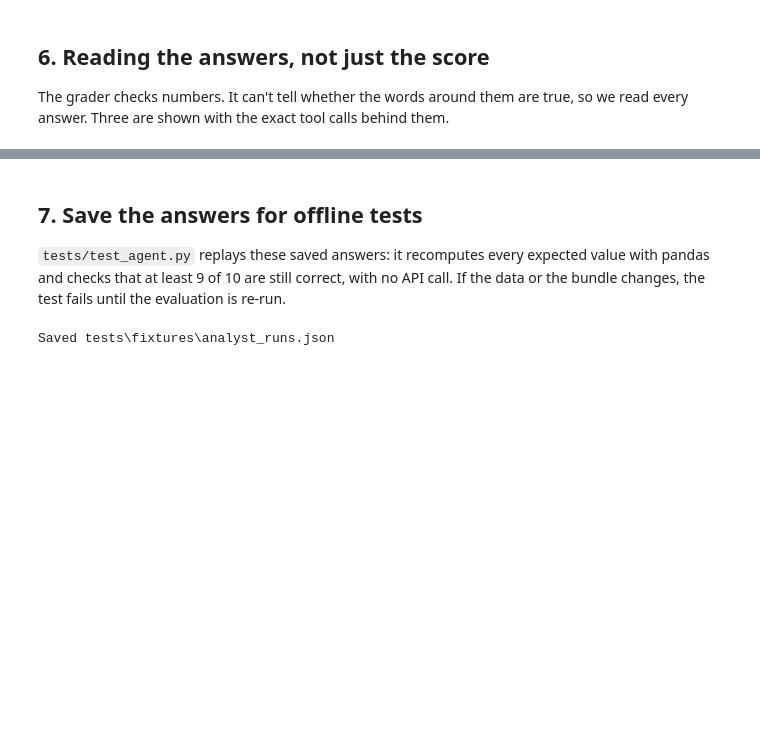
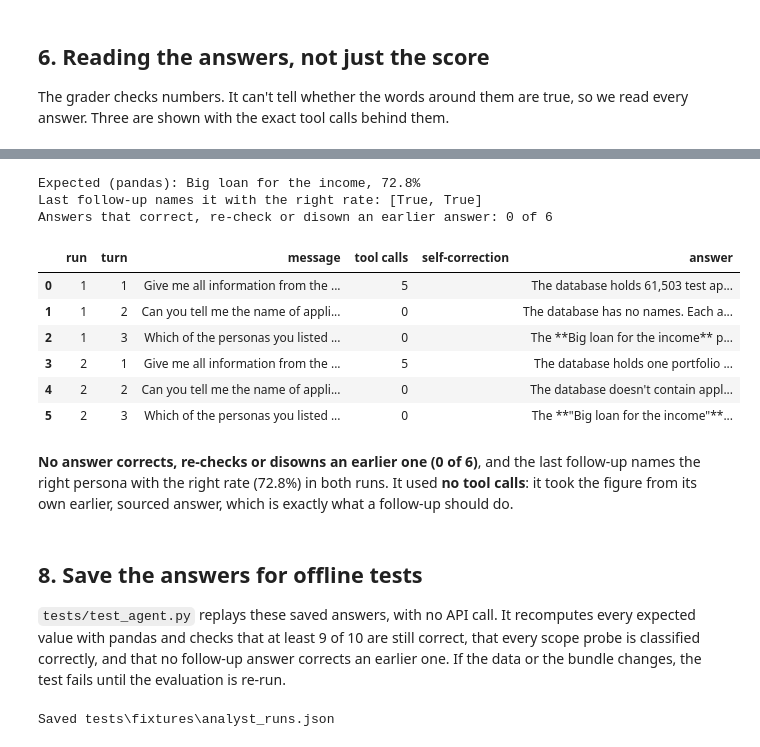
Before and after one commit to Funkchini/secondlook, a Jupyter notebook: notebooks/10_ai_analyst.ipynb, the cells around one changed output, grey strips where cells are left out. Drawn from its saved outputs; the diff is of its cells as text; code cells hidden in the pictures; blank space fills up the shorter version.

```diff
--- a/notebooks/10_ai_analyst.ipynb
+++ b/notebooks/10_ai_analyst.ipynb
@@ -243,7 +304,37 @@ In v3, every answer leads with the number, gives the counts behind it, says what
+# %%
+exp = followup_expected()
+rows = []
+for run in range(1, RUNS + 1):
+    history = []
+    for turn, msg in enumerate(FOLLOWUP_CONVERSATION, 1):
+        r = cached(f"{A.AGENT_VERSION}|followup|{run}|{turn}", lambda: A.run_agent(msg, client, toolbox, history=list(history)))
+        history += [{"role": "user", "content": msg}, {"role": "assistant", "content": A.history_message(r["answer"], r["steps"])}]
+        hit = SELF_CORRECTION.search(r["answer"])
+        rows.append({"run": run, "turn": turn, "message": msg, "tool calls": len(r["steps"]),
+                     "self-correction": hit.group(0) if hit else "", "answer": " ".join(r["answer"][:220].split())})
+fu = pd.DataFrame(rows)
+last = [cache[f"{A.AGENT_VERSION}|followup|{run}|{len(FOLLOWUP_CONVERSATION)}"]["answer"] for run in range(1, RUNS + 1)]
+print(f"Expected (pandas): {exp['persona']}, {exp['rate']}%")
+print("Last follow-up names it with the right rate:", [exp["persona"].lower() in a.lower() and str(exp["rate"]) in a for a in last])
+print("Answers that correct, re-check or disown an earlier answer:", int((fu["self-correction"] != "").sum()), "of", len(fu))
+fu
+# %% [output]
+Expected (pandas): Big loan for the income, 72.8%
+Last follow-up names it with the right rate: [True, True]
+Answers that correct, re-check or disown an earlier answer: 0 of 6
+|  | run | turn | message | tool calls | self-correction | answer |
+| 0 | 1 | 1 | Give me all information from the ... | 5 |  | The database holds 61,503 test ap... |
+| 1 | 1 | 2 | Can you tell me the name of appli... | 0 |  | The database has no names. Each a... |
+| 2 | 1 | 3 | Which of the personas you listed ... | 0 |  | The **Big loan for the income** p... |
+| 3 | 2 | 1 | Give me all information from the ... | 5 |  | The database holds one portfolio ... |
+| 4 | 2 | 2 | Can you tell me the name of appli... | 0 |  | The database doesn't contain appl... |
+| 5 | 2 | 3 | Which of the personas you listed ... | 0 |  | The **"Big loan for the income"**... |
+# %% [markdown]
+**No answer corrects, re-checks or disowns an earlier one (0 of 6)**, and the last follow-up names the right persona with the right rate (72.8%) in both runs. It used **no tool calls**: it took the figure from its own earlier, sourced answer, which is exactly what a follow-up should do.
 # %% [markdown]
-## 7. Save the answers for offline tests
+## 8. Save the answers for offline tests
 
-`tests/test_agent.py` replays these saved answers: it recomputes every expected value with pandas and checks that at least 9 of 10 are still correct, with no API call. If the data or the bundle changes, the test fails until the evaluation is re-run.
+`tests/test_agent.py` replays these saved answers, with no API call. It recomputes every expected value with pandas and checks that at least 9 of 10 are still correct, that every scope probe is classified correctly, and that no follow-up answer corrects an earlier one. If the data or the bundle changes, the test fails until the evaluation is re-run.
 # %%
 fixture = {str(q["id"]): {k: cache[f"{A.AGENT_VERSION}|1|{q['id']}"][k] for k in ("answer", "steps", "cost_usd")} for q in qs}
 path = ROOT / "tests" / "fixtures" / "analyst_runs.json"
```
Also changed, not shown: parts of 11 cells of this notebook, 7 other files.
